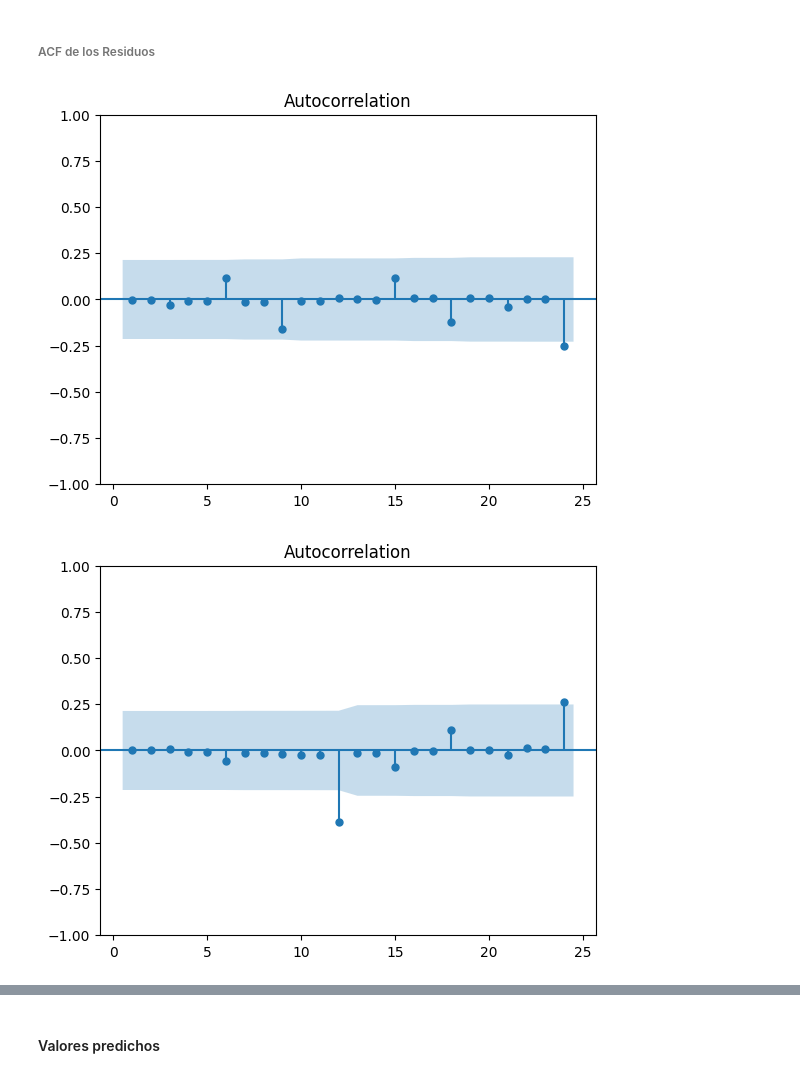
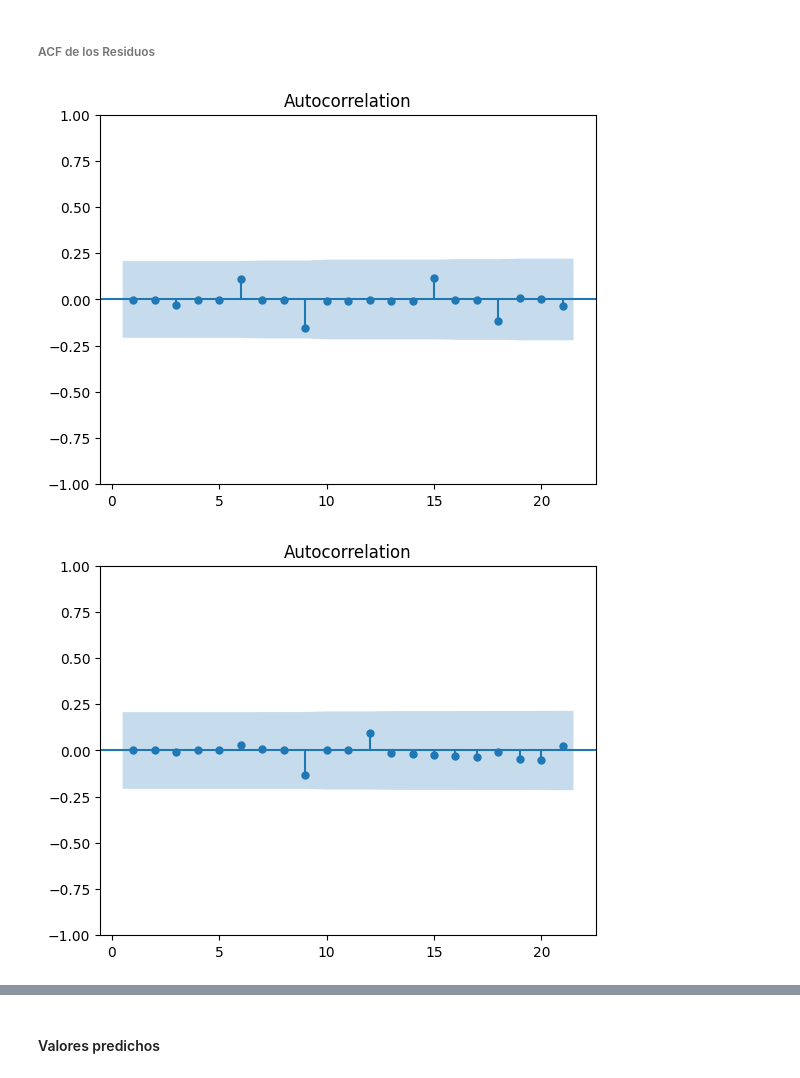
Before and after one commit to dmunozbe/TFM_DataScience, a Jupyter notebook: Forecasting/08. Nou Barris/Forecasting_(Indicador_40).ipynb, the cells around one changed output, grey strips where cells are left out. Drawn from its saved outputs; the diff is of its cells as text; code cells hidden in the pictures.

```diff
--- a/Forecasting/08. Nou Barris/Forecasting_(Indicador_40).ipynb
+++ b/Forecasting/08. Nou Barris/Forecasting_(Indicador_40).ipynb
@@ -177,7 +177,7 @@ El modelo VAR se ajustará al conjunto de entrenamiento X_train y luego se utili
 
 ---
 # %%
-fecha_division = '2023-01-01'
+fecha_division = '2023-04-01'
 
 X_train, X_test = df[df.index<fecha_division], df[df.index>=fecha_division]
 print(X_train.shape, X_test.shape)
@@ -314,7 +329,7 @@ Basado en todos estos criterios, el modelo VAR de orden 0 sería el seleccionado
 # %% [markdown]
 #### Ajustando el modelo
 # %%
-res = model.fit(maxlags=23)
+res = model.fit(maxlags=24)
 res.summary()
 # %% [output]
   Summary of Regression Results
@@ -338,0 +358,3 @@ La correlación entre los residuos de "Compraventa_Unitario" y los residuos de "
+# %%
+res = model.fit(maxlags=21)
+res.summary()
@@ -420,9 +460,9 @@ Todos los p-valores son < 0.1 por tanto se rechaza la hipótesis nula de que las
 ###### ACF de los Residuos
 # %%
 import statsmodels.graphics.tsaplots as sgt
-[sgt.plot_acf(residuals.iloc[:,i], zero = False, lags = 24) for i in range(2)]
+[sgt.plot_acf(residuals.iloc[:,i], zero = False, lags = 21) for i in range(2)]
 plt.show()
 # %% [output]
-[figure, old version]
+[figure, new version]
-[figure, old version]
+[figure, new version]
 # %% [markdown]
```
Also changed, not shown: parts of 28 cells of this notebook.
